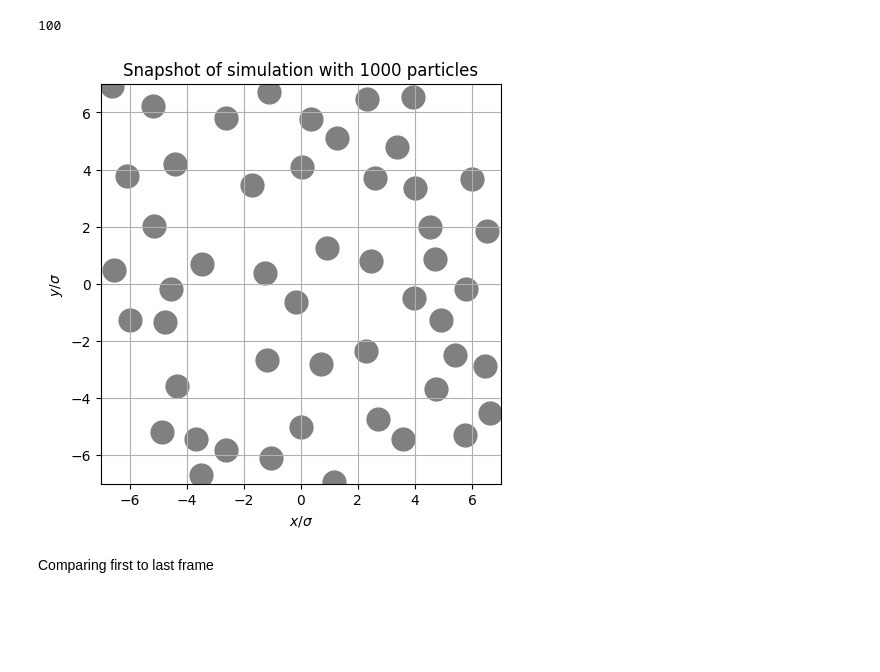
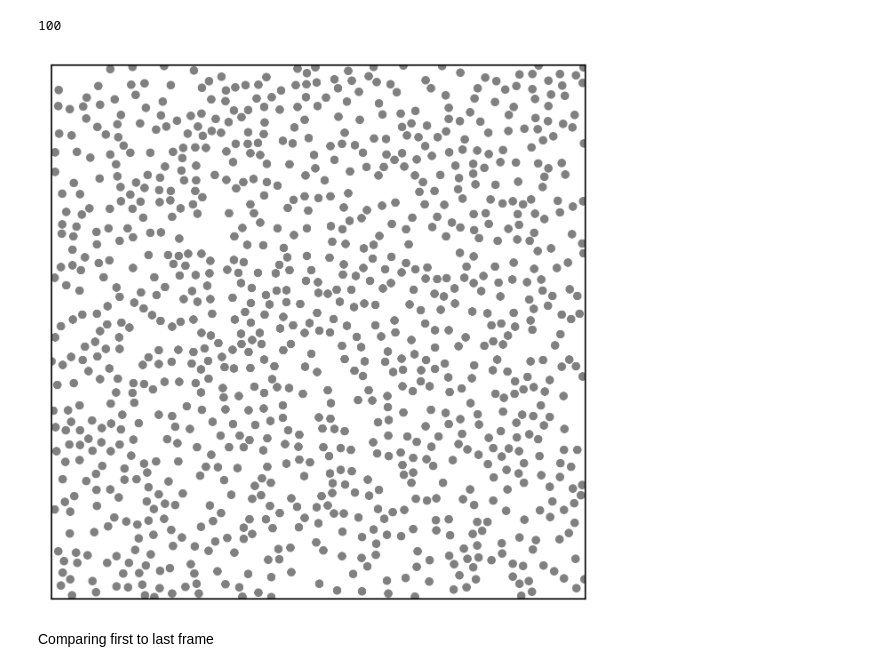
Before and after one commit to Phistian/exjobb, a Jupyter notebook: miguel/simulations/v_sim.ipynb, the cells around one changed output. Saved outputs shown, nothing was run; the diff lists cells and outputs as text; code cells hidden in the pictures; blank space fills up the shorter version.

```diff
--- a/miguel/simulations/v_sim.ipynb
+++ b/miguel/simulations/v_sim.ipynb
@@ -546,7 +530,7 @@ Total runtime: 133.348338 s, (0.13334833812713623 s per iteration)
 # Loading data
 # %%
 import numpy as npp
-data_d = npp.load(datasets_address + "tslj/N50mixed outputv samples1000 its1000 F_P60.npy", allow_pickle=True).item()
+data_d = npp.load(datasets_address + "tslj/N1000outputv samples100 its1000000 F_P3.npy", allow_pickle=True).item()
 # %% [markdown]
 # Post-plotting
 # %%
@@ -556,8 +540,8 @@ y = data_d["centroid-1"]
 o = data_d["orientation"]
 box_len = data_d["box_len"]
 length_scale = 1
-N = 50
-sample_its = 1000
+N = 1000
+sample_its = 100
 # %% [markdown]
 Trajectories plot with circles
 # %%
@@ -596,34 +580,38 @@ sample_its
 100
 # %%
 fs = 5
+plt.rcParams.update({'font.size': 14})
 fig_size = (fs, fs)
-plt.figure(figsize=fig_size)
+plt.figure(figsize=fig_size, dpi=300)
 x_len = box_len
 y_len = box_len
 fig_to_window_fraction = 0.8
 ax = plt.axes([0.1, 0.1, fig_to_window_fraction, fig_to_window_fraction], xlim=(-x_len / 2, x_len / 2), ylim=(-y_len / 2, y_len / 2))
 box_len_ratio = x_len/box_len
 radius_to_box_len = (length_scale-0.2)/box_len
 radius_to_image = box_len_ratio * radius_to_box_len
 points_per_inch = 72
 points_whole_axis = fs * fig_to_window_fraction * points_per_inch # fs is in inches, s in points
 points_radius = radius_to_image * points_whole_axis
 
 for i in range(N):
 
 
-    plt.scatter(np.asnumpy(x[i + (sample_its-1) * N]), np.asnumpy(y[i + (sample_its-1) * N]), color=[0.5,0.5,0.5], s=int(points_radius**2))
+    plt.scatter(np.asnumpy(x[i + (0) * N]), np.asnumpy(y[i + (0) * N]), color=[0.5,0.5,0.5], s=int(points_radius**2))
 
-ax.set_aspect('equal', adjustable='box')
-
-
-plt.title("Snapshot of simulation with 1000 particles")
-plt.xlabel("$x/\sigma$")
-plt.ylabel("$y/\sigma$")
-plt.grid()
+#ax.set_aspect('equal', adjustable='box')
+plt.xlim([-box_len/2, box_len/2])
+plt.ylim([-box_len/2, box_len/2])
+#plt.xlabel("$x/\sigma$")
+#plt.ylabel("$y/\sigma$")
+ax.xaxis.set_tick_params(labelbottom=False)
+ax.yaxis.set_tick_params(labelleft=False)
+ax.xaxis.set_tick_params(bottom=False)
+ax.yaxis.set_tick_params(left=False)
+#plt.grid()
 plt.show()
 # %% [output]
-[figure, old version]
+[figure, new version]
 # %% [markdown]
 Comparing first to last frame
 # %%
```
Also changed, not shown: parts of 5 cells of this notebook.
